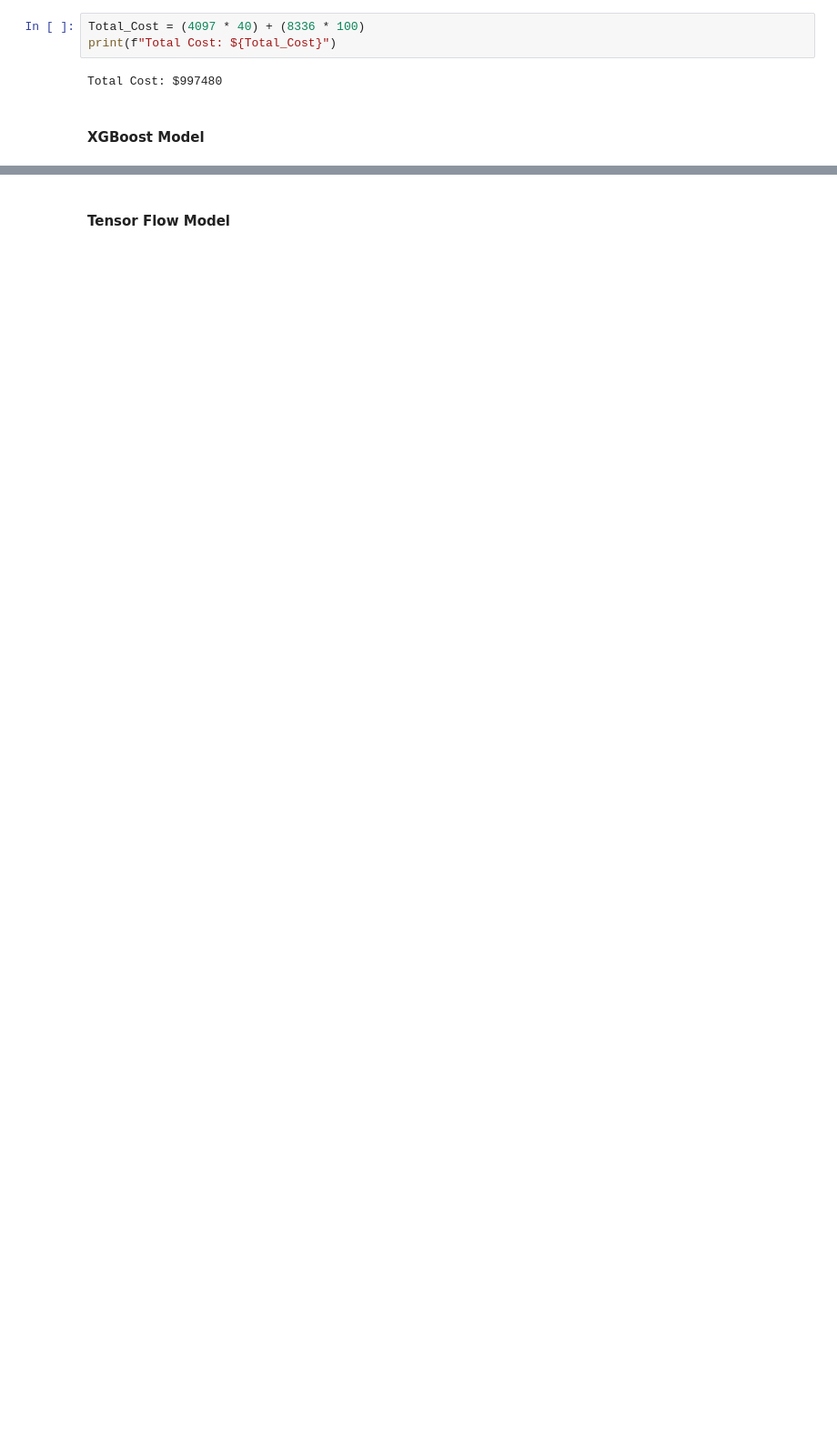
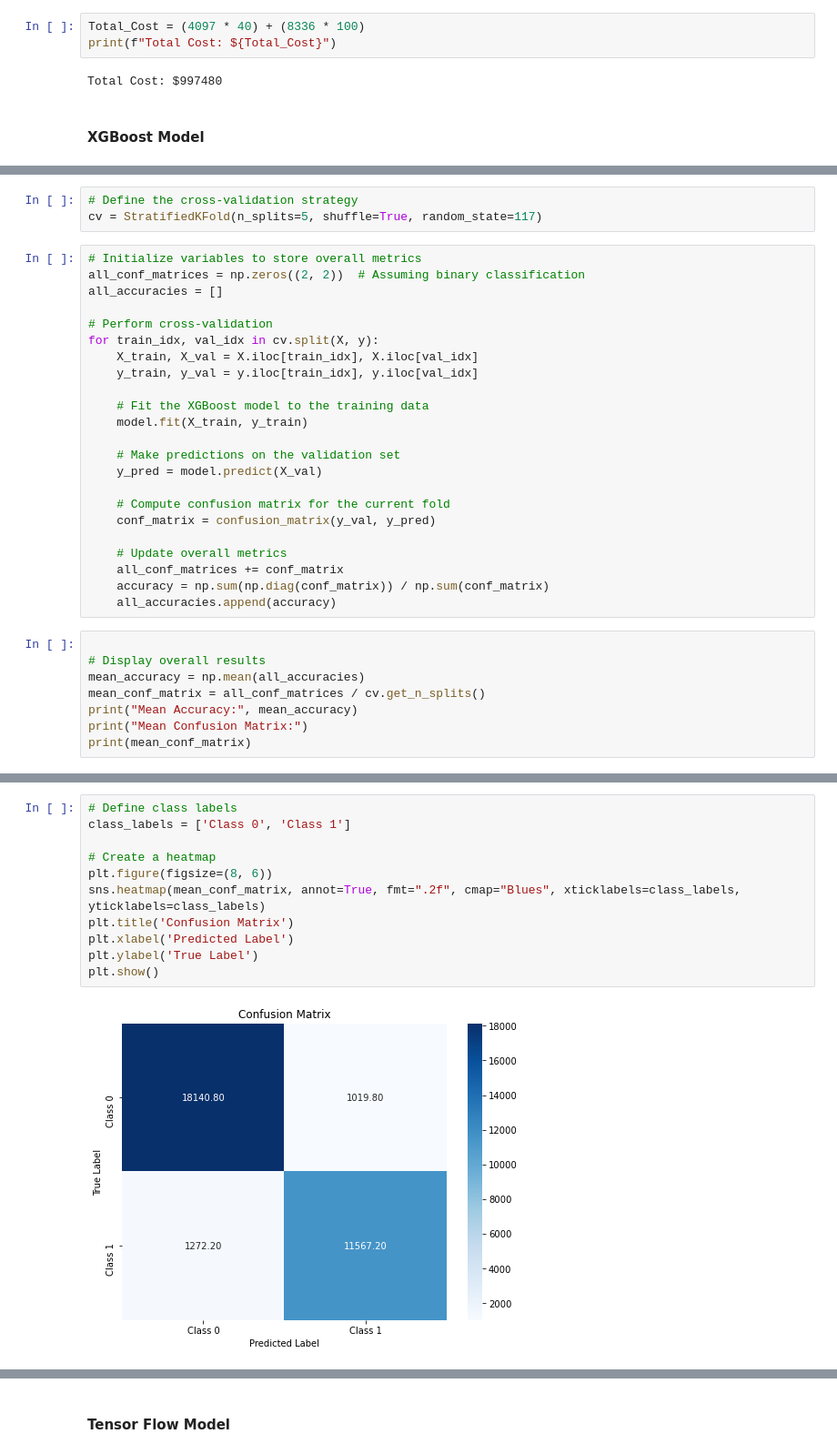
Before and after one commit to ReuvenDerner/MSDS_QuantifyingTheWorld, a Jupyter notebook: Case Study Seven.ipynb, the cells around one changed output, grey strips where cells are left out. Shown at 91% size. Saved outputs shown, nothing was run; the diff lists cells and outputs as text; blank space fills up the shorter version.

```diff
--- a/Case Study Seven.ipynb
+++ b/Case Study Seven.ipynb
@@ -614,0 +635,34 @@ Total Cost: $997480
+# %%
+# Define the cross-validation strategy
+cv = StratifiedKFold(n_splits=5, shuffle=True, random_state=117)
+# %%
+# Initialize variables to store overall metrics
+all_conf_matrices = np.zeros((2, 2))  # Assuming binary classification
+all_accuracies = []
+
+# Perform cross-validation
+for train_idx, val_idx in cv.split(X, y):
+    X_train, X_val = X.iloc[train_idx], X.iloc[val_idx]
+    y_train, y_val = y.iloc[train_idx], y.iloc[val_idx]
+
+    # Fit the XGBoost model to the training data
+    model.fit(X_train, y_train)
+
+    # Make predictions on the validation set
+    y_pred = model.predict(X_val)
+
+    # Compute confusion matrix for the current fold
+    conf_matrix = confusion_matrix(y_val, y_pred)
+
+    # Update overall metrics
+    all_conf_matrices += conf_matrix
+    accuracy = np.sum(np.diag(conf_matrix)) / np.sum(conf_matrix)
+    all_accuracies.append(accuracy)
+# %%
+
+# Display overall results
+mean_accuracy = np.mean(all_accuracies)
+mean_conf_matrix = all_conf_matrices / cv.get_n_splits()
+print("Mean Accuracy:", mean_accuracy)
+print("Mean Confusion Matrix:")
+print(mean_conf_matrix)
@@ -614,0 +674,13 @@ Total Cost: $997480
+# %%
+# Define class labels
+class_labels = ['Class 0', 'Class 1']
+
+# Create a heatmap
+plt.figure(figsize=(8, 6))
+sns.heatmap(mean_conf_matrix, annot=True, fmt=".2f", cmap="Blues", xticklabels=class_labels, yticklabels=class_labels)
+plt.title('Confusion Matrix')
+plt.xlabel('Predicted Label')
+plt.ylabel('True Label')
+plt.show()
+# %% [output]
+[figure, added]
```
Also changed, not shown: parts of 38 cells of this notebook.
